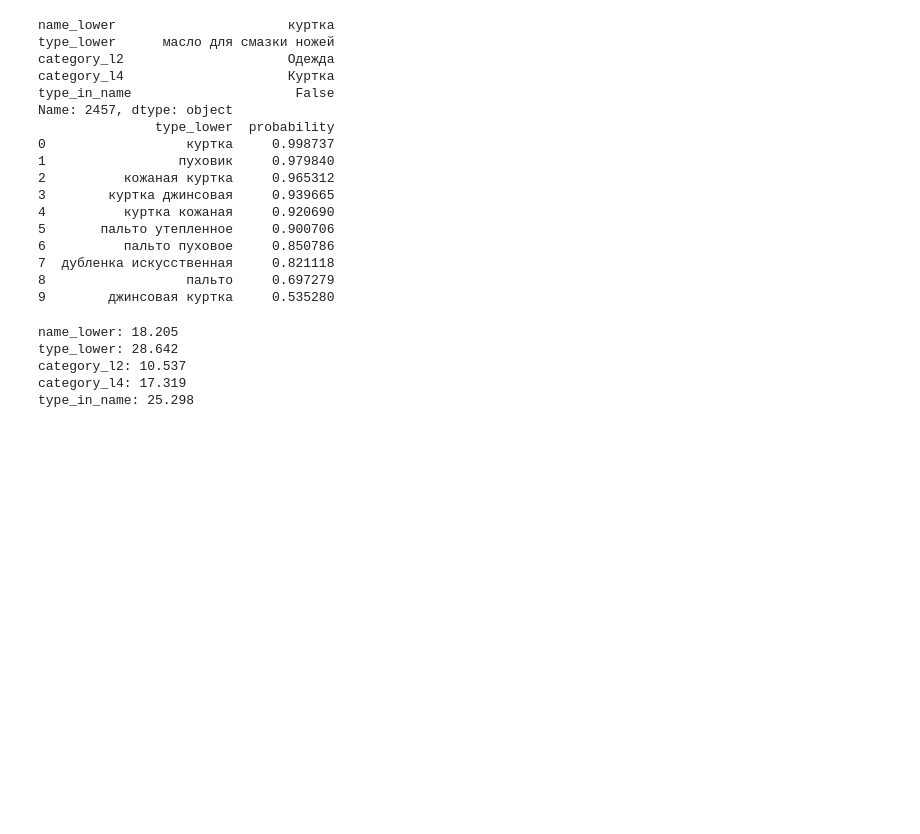
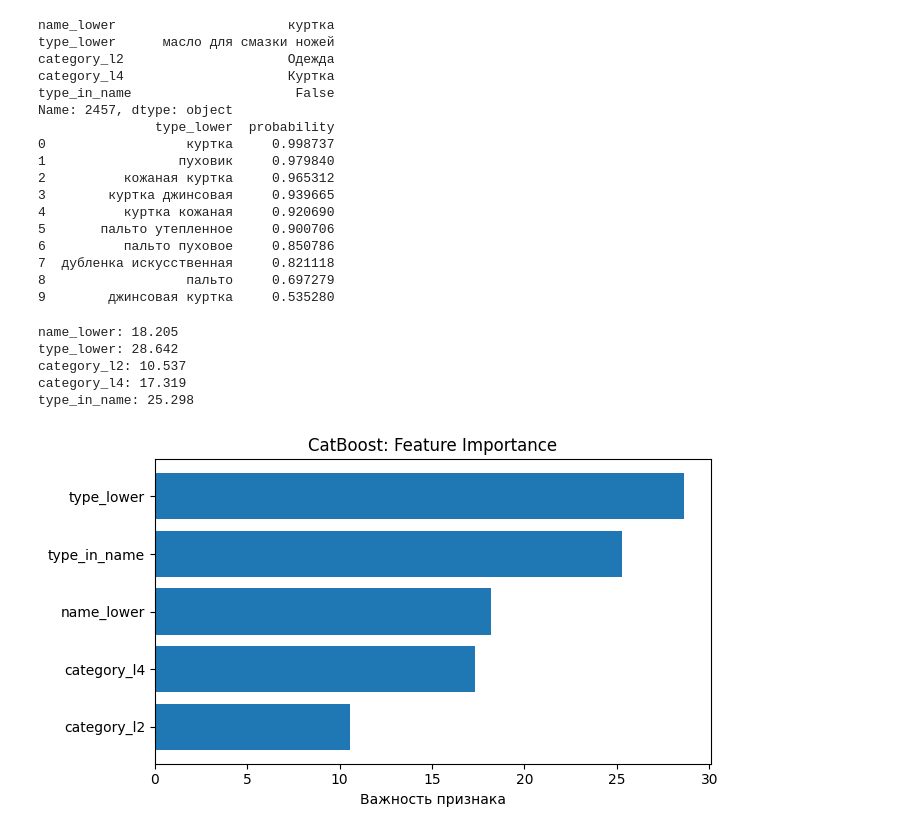
Before and after one commit to artzaitsev/product-type-ai, a Jupyter notebook: notebooks/catboost.ipynb, the cells around one changed output. Drawn from its saved outputs; the diff is of its cells as text; code cells hidden in the pictures; blank space fills up the shorter version.

Commit message:
add metrics and graphics

```diff
--- a/notebooks/catboost.ipynb
+++ b/notebooks/catboost.ipynb
@@ -101,3 +109,18 @@ type_lower: 28.642
 category_l2: 10.537
 category_l4: 17.319
 type_in_name: 25.298
+# %%
+import matplotlib.pyplot as plt
+
+feature_importances = model.get_feature_importance(train_pool)
+feat_imp_df = pd.DataFrame({'feature': features, 'importance': feature_importances})
+feat_imp_df = feat_imp_df.sort_values('importance', ascending=True)
+
+plt.figure(figsize=(7, 4))
+plt.barh(feat_imp_df['feature'], feat_imp_df['importance'])
+plt.xlabel('Важность признака')
+plt.title('CatBoost: Feature Importance')
+plt.tight_layout()
+plt.show()
+# %% [output]
+[figure, added]
```
Also changed, not shown: parts of 4 cells of this notebook.
